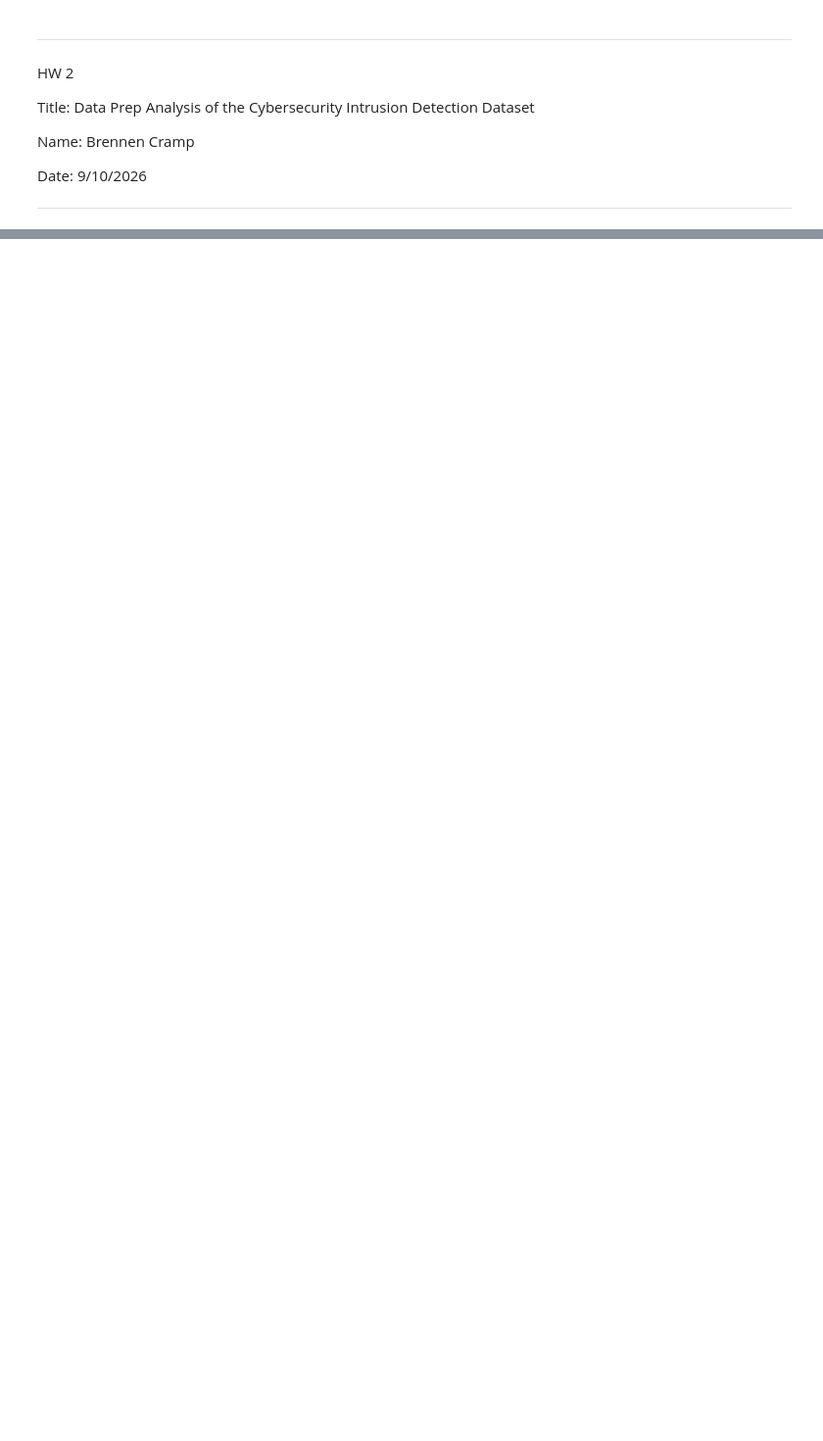
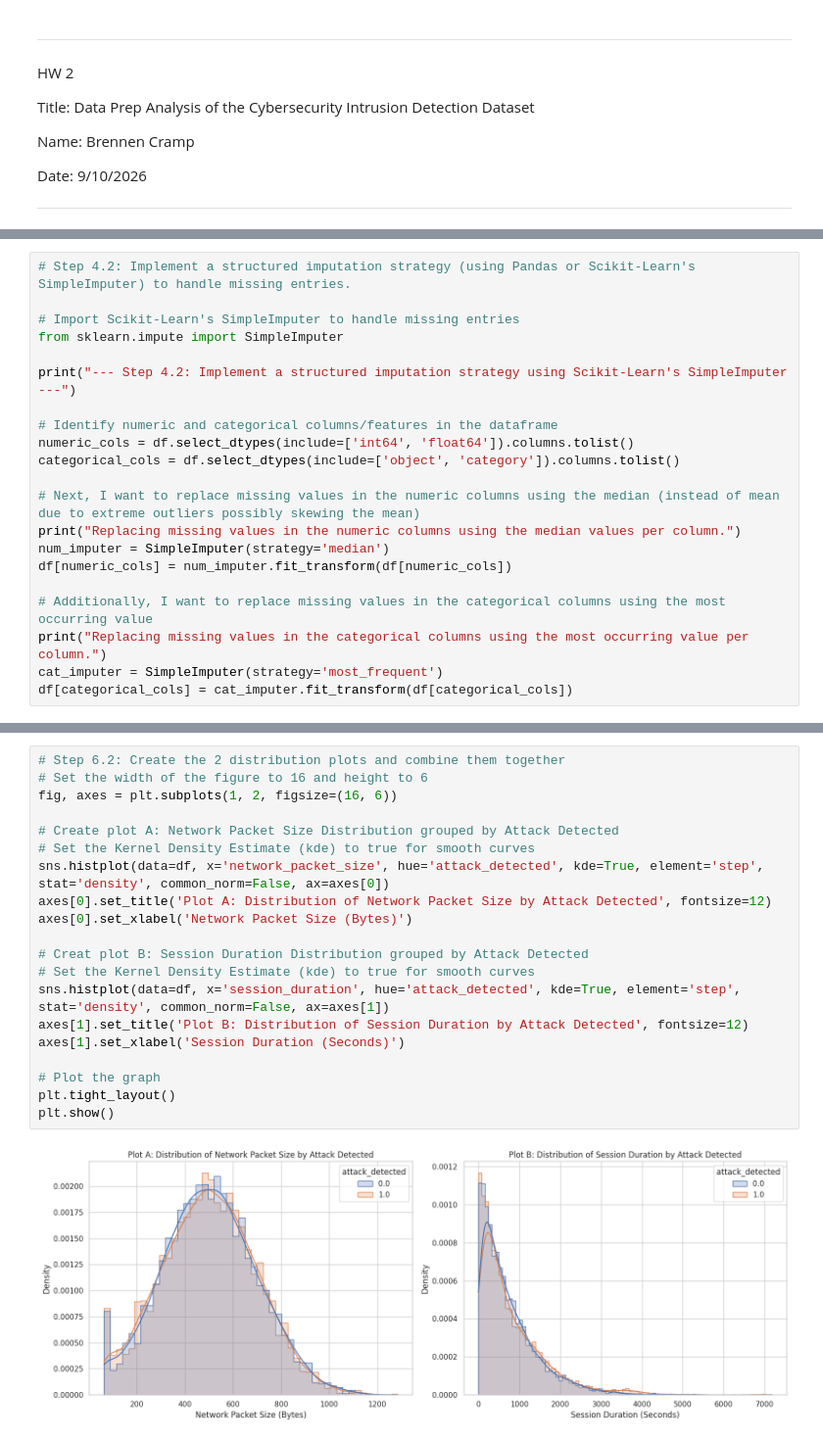
Before and after one commit to bcramp/ML, a Jupyter notebook: HW2/data_prep_analysis.ipynb, the cells around one changed output, grey strips where cells are left out. Shown at 98% size. Cells and saved outputs as stored; diff of their text form; blank space fills up the shorter version.

```diff
--- a/HW2/data_prep_analysis.ipynb
+++ b/HW2/data_prep_analysis.ipynb
@@ -92,0 +177,21 @@ df[df['sepal length (cm)'] > 5]
+# %%
+# Step 4.2: Implement a structured imputation strategy (using Pandas or Scikit-Learn's SimpleImputer) to handle missing entries.
+
+# Import Scikit-Learn's SimpleImputer to handle missing entries
+from sklearn.impute import SimpleImputer
+
+print("--- Step 4.2: Implement a structured imputation strategy using Scikit-Learn's SimpleImputer ---")
+
+# Identify numeric and categorical columns/features in the dataframe
+numeric_cols = df.select_dtypes(include=['int64', 'float64']).columns.tolist()
+categorical_cols = df.select_dtypes(include=['object', 'category']).columns.tolist()
+
+# Next, I want to replace missing values in the numeric columns using the median (instead of mean due to extreme outliers possibly skewing the mean)
+print("Replacing missing values in the numeric columns using the median values per column.")
+num_imputer = SimpleImputer(strategy='median')
+df[numeric_cols] = num_imputer.fit_transform(df[numeric_cols])
+
+# Additionally, I want to replace missing values in the categorical columns using the most occurring value
+print("Replacing missing values in the categorical columns using the most occurring value per column.")
+cat_imputer = SimpleImputer(strategy='most_frequent')
+df[categorical_cols] = cat_imputer.fit_transform(df[categorical_cols])
@@ -92,0 +286,22 @@ df[df['sepal length (cm)'] > 5]
+# %%
+# Step 6.2: Create the 2 distribution plots and combine them together
+# Set the width of the figure to 16 and height to 6
+fig, axes = plt.subplots(1, 2, figsize=(16, 6))
+
+# Create plot A: Network Packet Size Distribution grouped by Attack Detected
+# Set the Kernel Density Estimate (kde) to true for smooth curves
+sns.histplot(data=df, x='network_packet_size', hue='attack_detected', kde=True, element='step', stat='density', common_norm=False, ax=axes[0])
+axes[0].set_title('Plot A: Distribution of Network Packet Size by Attack Detected', fontsize=12)
+axes[0].set_xlabel('Network Packet Size (Bytes)')
+
+# Creat plot B: Session Duration Distribution grouped by Attack Detected
+# Set the Kernel Density Estimate (kde) to true for smooth curves
+sns.histplot(data=df, x='session_duration', hue='attack_detected', kde=True, element='step', stat='density', common_norm=False, ax=axes[1])
+axes[1].set_title('Plot B: Distribution of Session Duration by Attack Detected', fontsize=12)
+axes[1].set_xlabel('Session Duration (Seconds)')
+
+# Plot the graph
+plt.tight_layout()
+plt.show()
+# %% [output]
+[figure, added]
```
Also changed, not shown: parts of 24 cells of this notebook.
